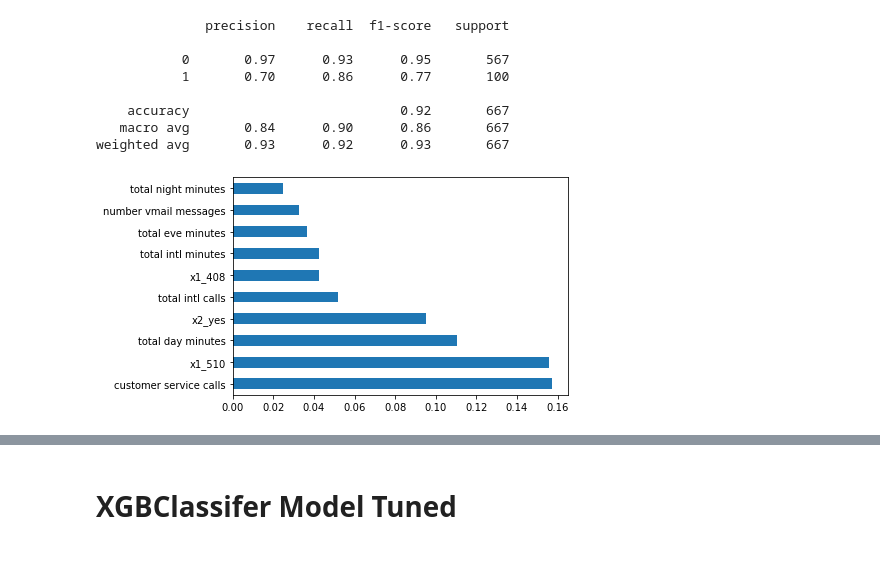
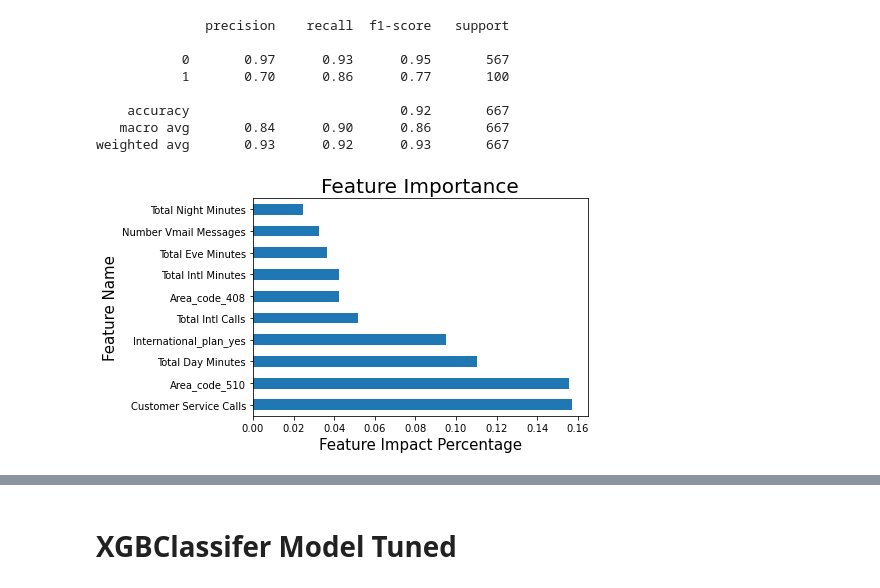
Before and after one commit to ddcots24/Churn, a Jupyter notebook: Daniel/Project_3_EDA.ipynb, the cells around one changed output, grey strips where cells are left out. Saved outputs shown, nothing was run; the diff lists cells and outputs as text; code cells hidden in the pictures; blank space fills up the shorter version.

```diff
--- a/Daniel/Project_3_EDA.ipynb
+++ b/Daniel/Project_3_EDA.ipynb
@@ -513,10 +529,23 @@ weighted avg       0.93      0.92      0.93       667
+# %%
+yl = ['Customer Service Calls',
+ 'Area_code_510',
+ 'Total Day Minutes',
+ 'International_plan_yes',
+ 'Total Intl Calls',
+ 'Area_code_408',
+ 'Total Intl Minutes',
+ 'Total Eve Minutes',
+ 'Number Vmail Messages',
+ 'Total Night Minutes']
 # %%
 #Creating a plot for the top 15 feature importances of the model which highly influence the target to churn
 fig, ax = plt.subplots()
 feature_imp_xgb = thirdpipe['model'].feature_importances_
-feat_imp_series_xgb = pd.Series(feature_imp_xgb, index = columns_names).sort_values(ascending = False)
-ax.set_yticks([1,])
-ax.set_ylabels(['Customer Service Calls', 'Area Code 510', 'Total Day Minutes', 'Has Intl Plan'])
-feat_imp_series_xgb.nlargest(10).plot(kind = 'barh');
+feat_imp_series_xgb = pd.Series(feature_imp_xgb, index = [columns_names]).sort_values(ascending = False)
+feat_imp_series_xgb.nlargest(10).plot(kind = 'barh')
+ax.set_yticklabels(yl)
+ax.set_title('Feature Importance', fontsize = 20)
+ax.set_ylabel('Feature Name', fontsize = 15)
+ax.set_xlabel('Feature Impact Percentage', fontsize = 15);
 # %% [output]
-[figure, old version]
+[figure, new version]
```
Also changed, not shown: parts of 9 cells of this notebook.
